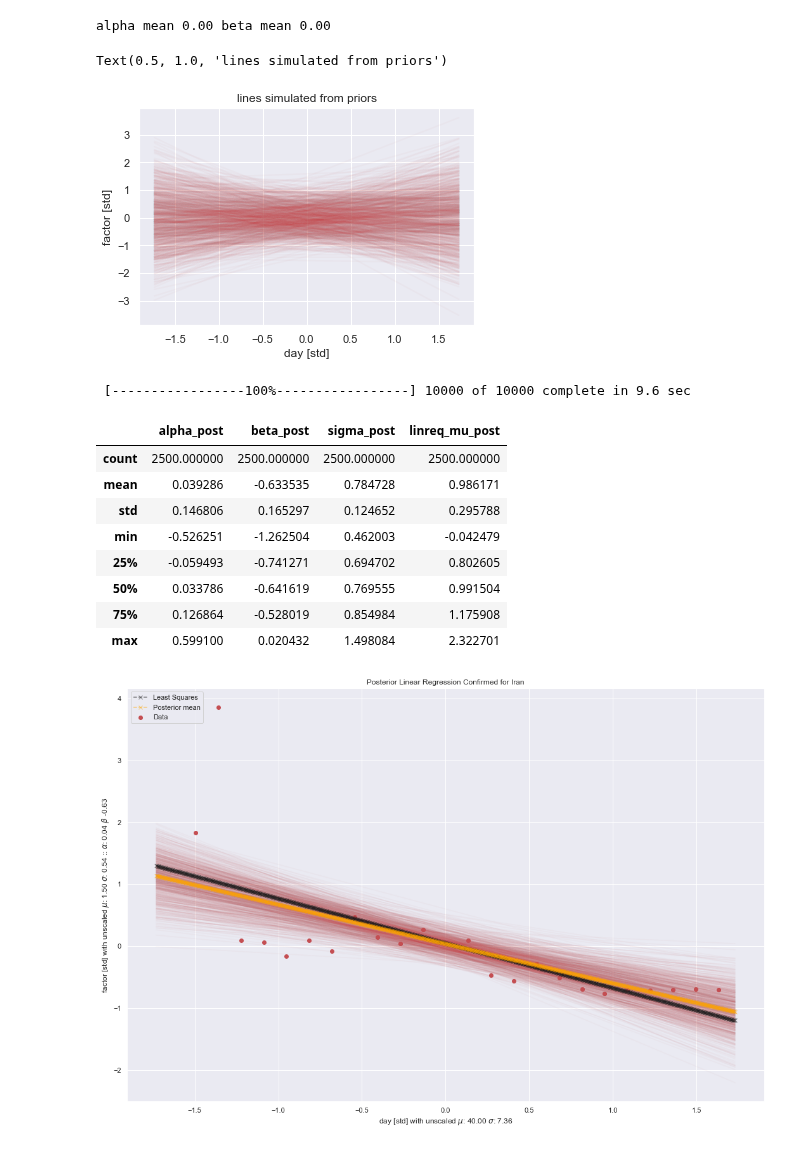
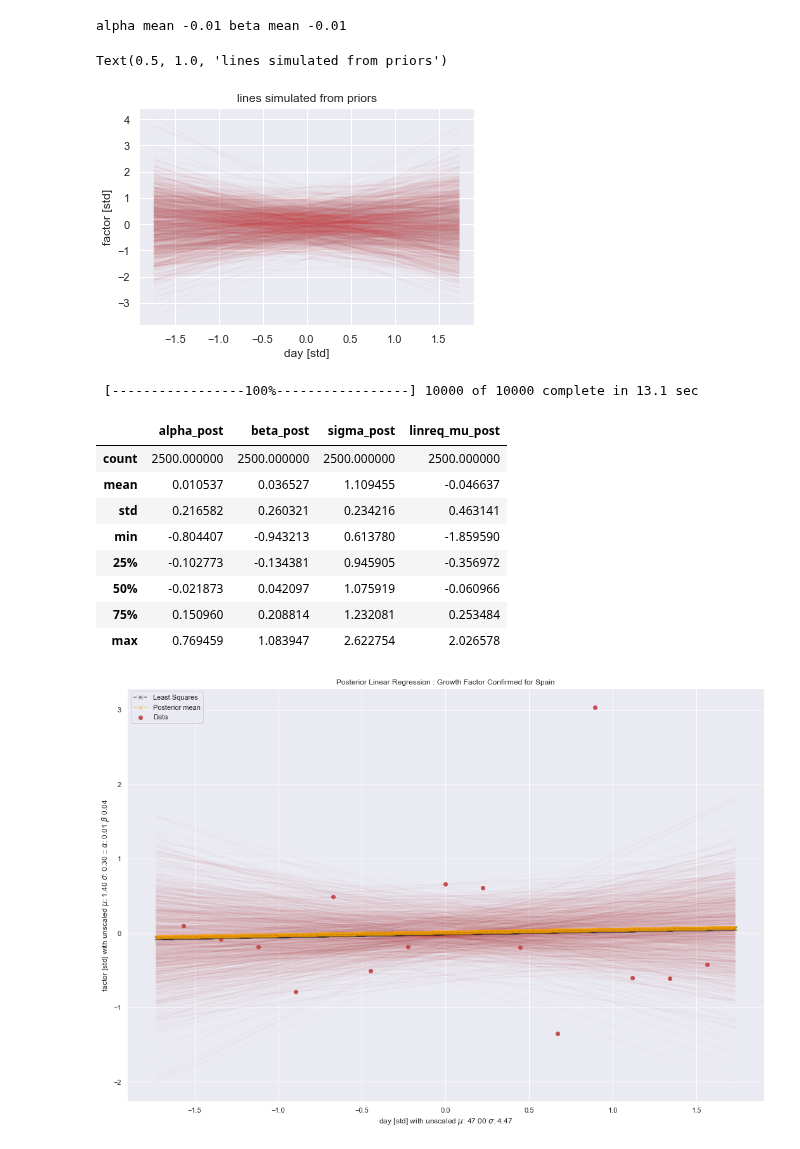
Before and after one commit to tolex3/note, a Jupyter notebook: pymc_us_data_sim.ipynb, the cells around one changed output. Drawn from its saved outputs; the diff is of its cells as text; code cells hidden in the pictures.

```diff
--- a/pymc_us_data_sim.ipynb
+++ b/pymc_us_data_sim.ipynb
@@ -121,7 +121,7 @@ country_increase.loc[my_countries].sort_values('increase')
 #### for other countries, replace the country name in the line below ###
 ####
 
-country_of_interest = 'Iran'
+country_of_interest = 'Spain'
 
 ####
 ####
@@ -141,6 +141,9 @@ us_count['factor'].replace(np.inf,np.nan)
 us_count['day'] = np.arange(1,len(us_count) + 1)
 us_count = us_count.loc[us_count['confirmed'] > 0]
 us_count['factor'] = us_count['factor'].replace(np.inf,np.nan)
+
+# FILTER FOR GROWTH HAVING STARTED
+us_count = us_count.loc[us_count['confirmed'] > 100]
 us_count.tail(60)
 # %% [output]
 |  | confirmed | factor | day |
@@ -247,9 +249,9 @@ plt.ylabel('factor [std]')
 plt.xlabel('day [std]')
 plt.title('lines simulated from priors')
 # %% [output]
-alpha mean 0.00 beta mean 0.00
+alpha mean -0.01 beta mean -0.01
 Text(0.5, 1.0, 'lines simulated from priors')
-[figure, old version]
+[figure, new version]
 # %%
 #REGRESSION
 alpha = pm.Normal('alpha',mu=alpha_mu,tau = 1 / alpha_sigma ** 2)
@@ -288,16 +290,16 @@ result = pd.DataFrame({'alpha_post':alpha_post,
 
 result.describe()
 # %% [output]
- [-----------------100%-----------------] 10000 of 10000 complete in 9.6 sec
+ [-----------------100%-----------------] 10000 of 10000 complete in 13.1 sec
 |  | alpha_post | beta_post | sigma_post | linreq_mu_post |
 | count | 2500.000000 | 2500.000000 | 2500.000000 | 2500.000000 |
-| mean | 0.039286 | -0.633535 | 0.784728 | 0.986171 |
-| std | 0.146806 | 0.165297 | 0.124652 | 0.295788 |
-| min | -0.526251 | -1.262504 | 0.462003 | -0.042479 |
-| 25% | -0.059493 | -0.741271 | 0.694702 | 0.802605 |
-| 50% | 0.033786 | -0.641619 | 0.769555 | 0.991504 |
-| 75% | 0.126864 | -0.528019 | 0.854984 | 1.175908 |
-| max | 0.599100 | 0.020432 | 1.498084 | 2.322701 |
+| mean | 0.010537 | 0.036527 | 1.109455 | -0.046637 |
+| std | 0.216582 | 0.260321 | 0.234216 | 0.463141 |
+| min | -0.804407 | -0.943213 | 0.613780 | -1.859590 |
+| 25% | -0.102773 | -0.134381 | 0.945905 | -0.356972 |
+| 50% | -0.021873 | 0.042097 | 1.075919 | -0.060966 |
+| 75% | 0.150960 | 0.208814 | 1.232081 | 0.253484 |
+| max | 0.769459 | 1.083947 | 2.622754 | 2.026578 |
 # %%
 # LEAST SQUARES REGRESSION for comparison
 slope,intercept,_,_,_ = sps.linregress(x,us_count['factor'])
@@ -307,32 +309,32 @@ alphas = np.random.choice(result['alpha_post'],replace=True,size=nr_rows)
 betas = np.random.choice(result['beta_post'],replace=True,size=nr_rows)
 sigmas = np.random.choice(result['sigma_post'],replace=True,size=nr_rows)
 
 mus = np.array([X[i] * betas + alphas for i in range(len(X))])
 
 lsq_mus = np.array([X[i] * slope + intercept for i in range(len(X))])
 
 plt.figure(figsize=(18,12))
-plt.title('Posterior Linear Regression {} for '.format(param) + country_of_interest)
+plt.title('Posterior Linear Regression : Growth Factor {} for '.format(param) + country_of_interest)
 plt.plot(X,mus,color='r',alpha=0.03)
 plt.plot(X,lsq_mus,'x--',color='k',label='Least Squares',alpha=0.5)
 plt.plot(X,np.array([X[i] * beta_post.mean() + alpha_post.mean() for i in range(len(X))]),
         'x--',color='orange',label='Posterior mean',alpha=0.5)
 
 plt.scatter(us_count['day'],us_count['factor'],color='r',label='Data')
 
 xlabel = r'day [std] with unscaled $\mu$: {:.2f} $\sigma$: {:.2f}'.format(
     day_mean,
     day_std)
 
 ylabel = r'factor [std] with unscaled $\mu$: {:.2f} $\sigma$: {:.2f} :: $\alpha$: {:.2f} $\beta$ {:.2f}'.format(
     factor_mean,
     factor_std,
     alpha_post.mean(),
     beta_post.mean())
 
 plt.xlabel(xlabel)
 plt.ylabel(ylabel)
 plt.legend(loc='upper left')
 plt.savefig('linear_regression_{}'.format(param) + country_of_interest +'.jpg',format='jpg')
 # %% [output]
-[figure, old version]
+[figure, new version]
```
Also changed, not shown: parts of 12 cells of this notebook, 3 other files.
